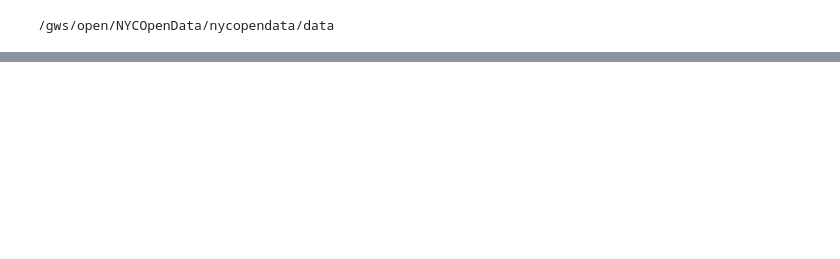
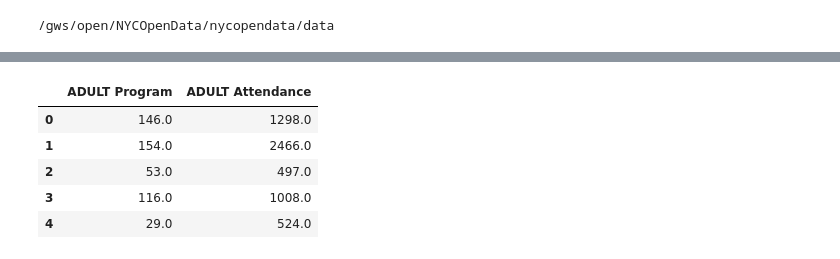
Before and after one commit to biabbiassago/PUI2017_bb1569, a Jupyter notebook: HW2_bb1569/HW2.3_bb1569.ipynb, the cells around one changed output, grey strips where cells are left out. Cells and saved outputs as stored; diff of their text form; code cells hidden in the pictures; blank space fills up the shorter version.

```diff
--- a/HW2_bb1569/HW2.3_bb1569.ipynb
+++ b/HW2_bb1569/HW2.3_bb1569.ipynb
@@ -46,0 +62,11 @@ data=pd.read_csv(link)
+# %%
+data_cut=data.filter(["ADULT Program","ADULT Attendance"],axis=1)
+# %%
+data_cut.head()
+# %% [output]
+|  | ADULT Program | ADULT Attendance |
+| 0 | 146.0 | 1298.0 |
+| 1 | 154.0 | 2466.0 |
+| 2 | 53.0 | 497.0 |
+| 3 | 116.0 | 1008.0 |
+| 4 | 29.0 | 524.0 |
```
Also changed, not shown: parts of 13 cells of this notebook.
